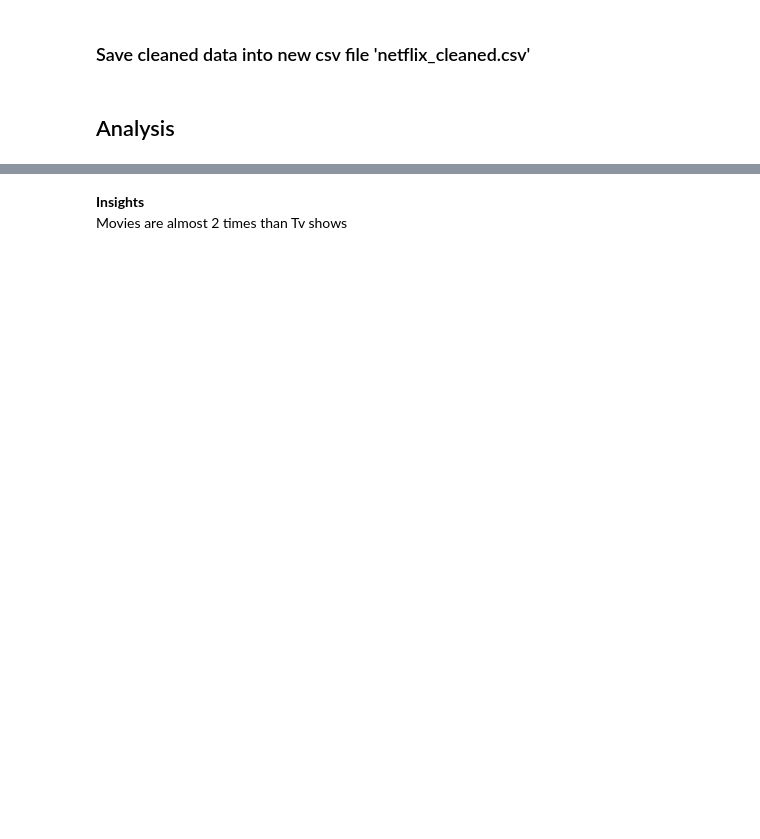
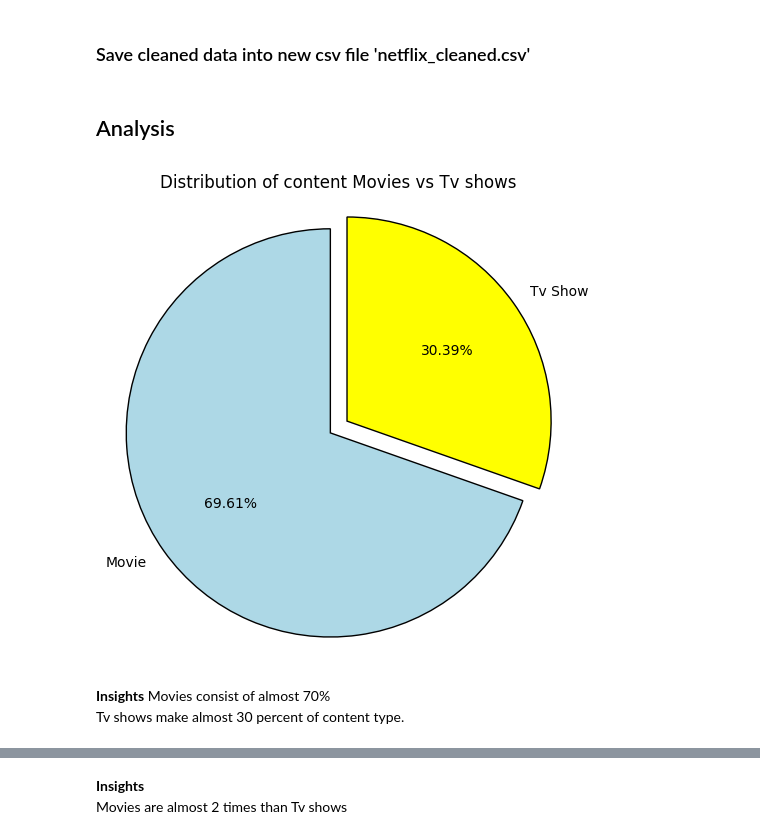
Before and after one commit to nikhilgusain/Netflix-ratings-analysis, a Jupyter notebook: notebooks/analysis.ipynb, the cells around one changed output, grey strips where cells are left out. Saved outputs shown, nothing was run; the diff lists cells and outputs as text; code cells hidden in the pictures; blank space fills up the shorter version.

Commit message:
added pie chart for content type distribution

```diff
--- a/notebooks/analysis.ipynb
+++ b/notebooks/analysis.ipynb
@@ -241,6 +178,36 @@ memory usage: 963.3+ KB
 df.to_csv("../data/netflix_cleaned.csv")
 # %% [markdown]
 ## Analysis
+# %%
+# pie chart
+type_counts = df['type'].value_counts()
+# Create explode list: highlight slice with max value
+explode = [0.1 if val == type_counts.max() else 0 for val in type_counts]
+
+
+
+plt.figure(figsize=(6,6))
+
+plt.pie(
+    type_counts,
+    colors=['lightblue', 'yellow'],
+    labels = type_counts.index,
+    wedgeprops={'edgecolor':'black'}, # for edgecolors
+    autopct='%1.2f%%',      # Show percentages
+    startangle=90,          # Rotate chart to start from top
+    explode=explode         # highlights one slice
+)
+
+plt.axis('equal')  # Ensures the pie chart is a circle
+
+plt.title("Distribution of content Movies vs Tv shows")
+plt.show()
+# %% [output]
+[figure, added]
+# %% [markdown]
+**Insights**
+Movies consist of almost 70%
+Tv shows make almost 30 percent of content type.
 # %%
 # Movie vs Tv-shows count
 def count_using_seaborn():
```
Also changed, not shown: parts of 15 cells of this notebook.
